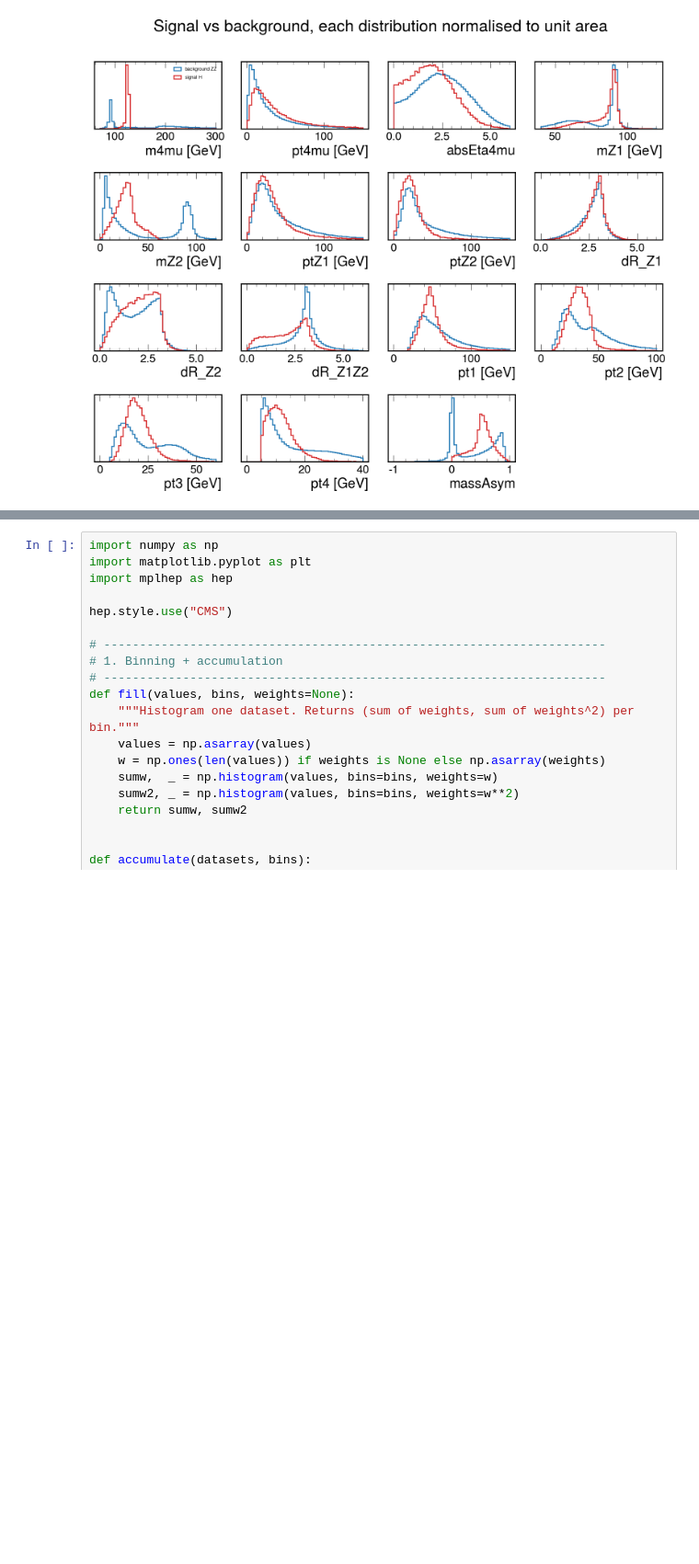
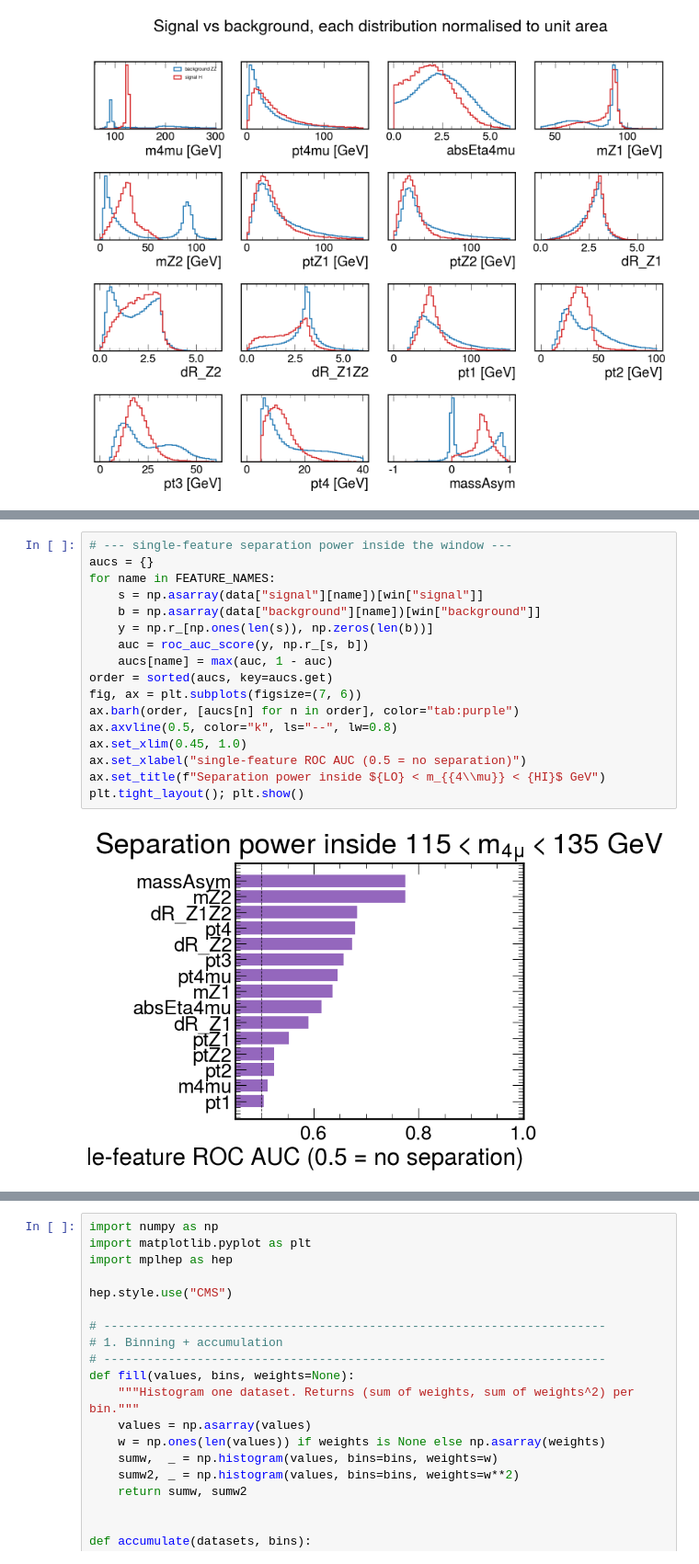
Before and after one commit to BrendenE-NNC/Operation-Higgs, a Jupyter notebook: HiggsEverythingStuff.ipynb, the cells around one changed output, grey strips where cells are left out. Shown at 92% size. Cells and saved outputs as stored; diff of their text form; blank space fills up the shorter version.

```diff
--- a/HiggsEverythingStuff.ipynb
+++ b/HiggsEverythingStuff.ipynb
@@ -384,0 +440,19 @@ Std dev: 130.91
+# %%
+# --- single-feature separation power inside the window ---
+aucs = {}
+for name in FEATURE_NAMES:
+    s = np.asarray(data["signal"][name])[win["signal"]]
+    b = np.asarray(data["background"][name])[win["background"]]
+    y = np.r_[np.ones(len(s)), np.zeros(len(b))]
+    auc = roc_auc_score(y, np.r_[s, b])
+    aucs[name] = max(auc, 1 - auc)
+order = sorted(aucs, key=aucs.get)
+fig, ax = plt.subplots(figsize=(7, 6))
+ax.barh(order, [aucs[n] for n in order], color="tab:purple")
+ax.axvline(0.5, color="k", ls="--", lw=0.8)
+ax.set_xlim(0.45, 1.0)
+ax.set_xlabel("single-feature ROC AUC (0.5 = no separation)")
+ax.set_title(f"Separation power inside ${LO} < m_{{4\\mu}} < {HI}$ GeV")
+plt.tight_layout(); plt.show()
+# %% [output]
+[figure, added]
```
Also changed, not shown: parts of 6 cells of this notebook.
